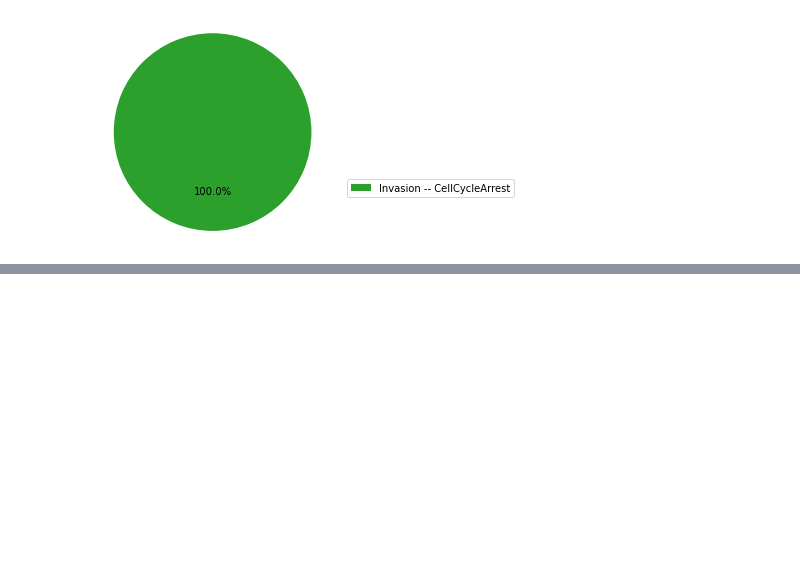
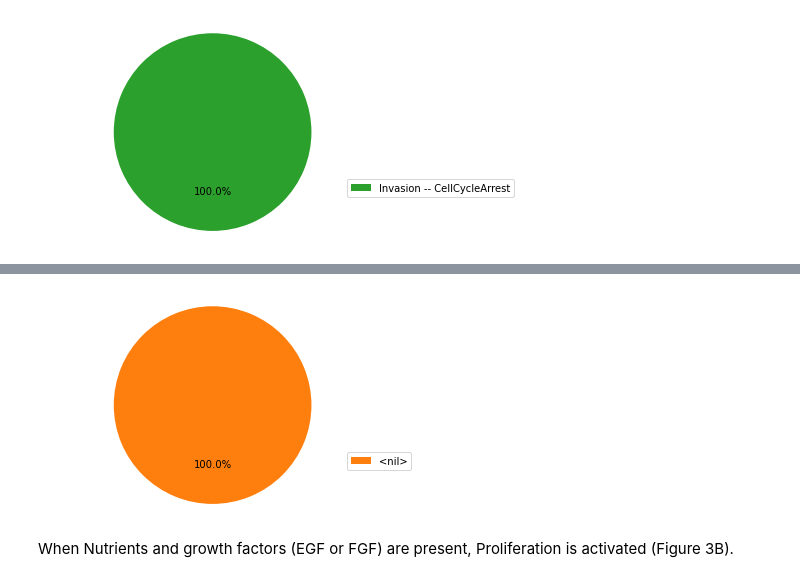
Before and after one commit to vincent-noel/MaBoSS_Course, a Jupyter notebook: course/Tutorial.ipynb, the cells around one changed output, grey strips where cells are left out. Cells and saved outputs as stored; diff of their text form; code cells hidden in the pictures; blank space fills up the shorter version.

```diff
--- a/course/Tutorial.ipynb
+++ b/course/Tutorial.ipynb
@@ -130,0 +166,7 @@ res_mutant_invasion.plot_piechart()
+# %%
+res_prostate_zero = model_prostate.run()
+res_prostate_zero.plot_piechart()
+# %% [output]
+[figure, added]
+# %% [markdown]
+When Nutrients and growth factors (EGF or FGF) are present, Proliferation is activated (Figure 3B).
```
Also changed, not shown: parts of 26 cells of this notebook, 2 other files.
